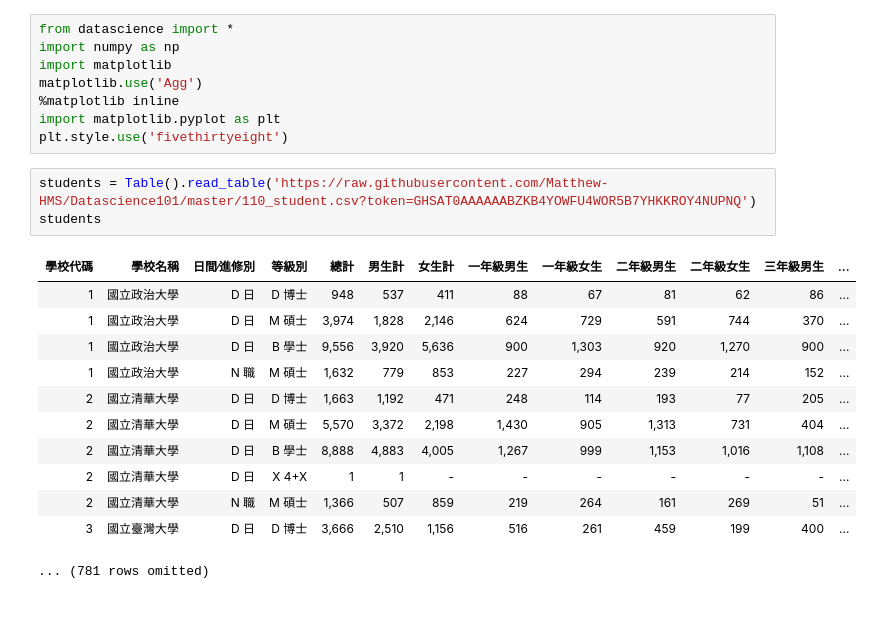
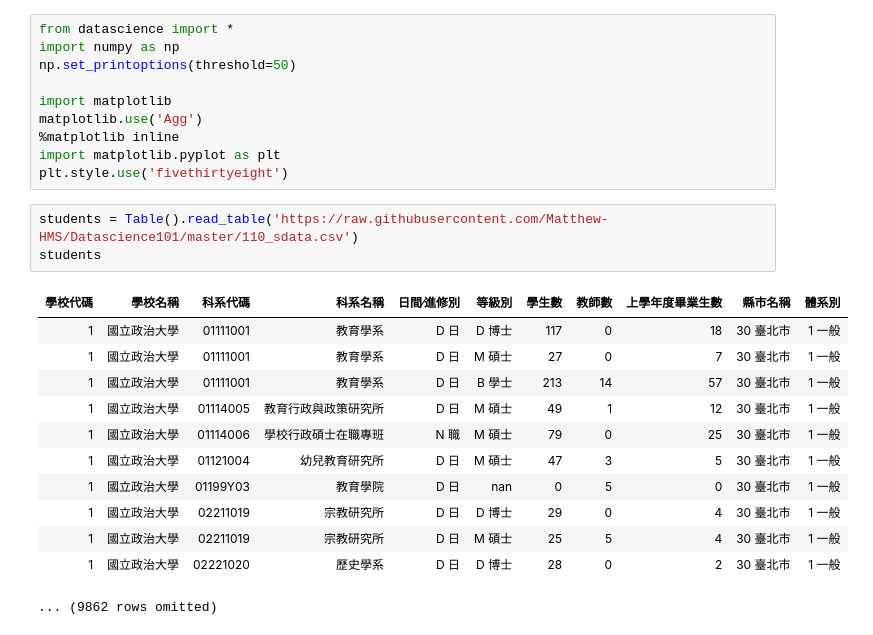
Before and after one commit to Matthew-HMS/Datascience101, a Jupyter notebook: Final_project.ipynb, the cells around one changed output. Cells and saved outputs as stored; diff of their text form.

```diff
--- a/Final_project.ipynb
+++ b/Final_project.ipynb
@@ -1,24 +1,26 @@
 # %%
 from datascience import *
 import numpy as np
+np.set_printoptions(threshold=50)
+
 import matplotlib
 matplotlib.use('Agg')
 %matplotlib inline
 import matplotlib.pyplot as plt
 plt.style.use('fivethirtyeight')
 # %%
-students = Table().read_table('https://raw.githubusercontent.com/Matthew-HMS/Datascience101/master/110_student.csv?token=GHSAT0AAAAAABZKB4YOWFU4WOR5B7YHKKROY4NUPNQ')
+students = Table().read_table('https://raw.githubusercontent.com/Matthew-HMS/Datascience101/master/110_sdata.csv')
 students
 # %% [output]
-| 學校代碼 | 學校名稱 | 日間∕進修別 | 等級別 | 總計 | 男生計 | 女生計 | 一年級男生 | 一年級女生 | 二年級男生 | 二年級女生 | 三年級男生 | ... |
-| 1 | 國立政治大學 | D 日 | D 博士 | 948 | 537 | 411 | 88 | 67 | 81 | 62 | 86 | ... |
-| 1 | 國立政治大學 | D 日 | M 碩士 | 3,974 | 1,828 | 2,146 | 624 | 729 | 591 | 744 | 370 | ... |
-| 1 | 國立政治大學 | D 日 | B 學士 | 9,556 | 3,920 | 5,636 | 900 | 1,303 | 920 | 1,270 | 900 | ... |
-| 1 | 國立政治大學 | N 職 | M 碩士 | 1,632 | 779 | 853 | 227 | 294 | 239 | 214 | 152 | ... |
-| 2 | 國立清華大學 | D 日 | D 博士 | 1,663 | 1,192 | 471 | 248 | 114 | 193 | 77 | 205 | ... |
-| 2 | 國立清華大學 | D 日 | M 碩士 | 5,570 | 3,372 | 2,198 | 1,430 | 905 | 1,313 | 731 | 404 | ... |
-| 2 | 國立清華大學 | D 日 | B 學士 | 8,888 | 4,883 | 4,005 | 1,267 | 999 | 1,153 | 1,016 | 1,108 | ... |
-| 2 | 國立清華大學 | D 日 | X 4+X | 1 | 1 | - | - | - | - | - | - | ... |
-| 2 | 國立清華大學 | N 職 | M 碩士 | 1,366 | 507 | 859 | 219 | 264 | 161 | 269 | 51 | ... |
-| 3 | 國立臺灣大學 | D 日 | D 博士 | 3,666 | 2,510 | 1,156 | 516 | 261 | 459 | 199 | 400 | ... |
+| 學校代碼 | 學校名稱 | 科系代碼 | 科系名稱 | 日間∕進修別 | 等級別 | 學生數 | 教師數 | 上學年度畢業生數 | 縣市名稱 | 體系別 |
+| 1 | 國立政治大學 | 01111001 | 教育學系 | D 日 | D 博士 | 117 | 0 | 18 | 30 臺北市 | 1 一般 |
+| 1 | 國立政治大學 | 01111001 | 教育學系 | D 日 | M 碩士 | 27 | 0 | 7 | 30 臺北市 | 1 一般 |
+| 1 | 國立政治大學 | 01111001 | 教育學系 | D 日 | B 學士 | 213 | 14 | 57 | 30 臺北市 | 1 一般 |
+| 1 | 國立政治大學 | 01114005 | 教育行政與政策研究所 | D 日 | M 碩士 | 49 | 1 | 12 | 30 臺北市 | 1 一般 |
+| 1 | 國立政治大學 | 01114006 | 學校行政碩士在職專班 | N 職 | M 碩士 | 79 | 0 | 25 | 30 臺北市 | 1 一般 |
+| 1 | 國立政治大學 | 01121004 | 幼兒教育研究所 | D 日 | M 碩士 | 47 | 3 | 5 | 30 臺北市 | 1 一般 |
+| 1 | 國立政治大學 | 01199Y03 | 教育學院 | D 日 | nan | 0 | 5 | 0 | 30 臺北市 | 1 一般 |
+| 1 | 國立政治大學 | 02211019 | 宗教研究所 | D 日 | D 博士 | 29 | 0 | 4 | 30 臺北市 | 1 一般 |
+| 1 | 國立政治大學 | 02211019 | 宗教研究所 | D 日 | M 碩士 | 25 | 5 | 4 | 30 臺北市 | 1 一般 |
+| 1 | 國立政治大學 | 02221020 | 歷史學系 | D 日 | D 博士 | 28 | 0 | 2 | 30 臺北市 | 1 一般 |
-... (781 rows omitted)
+... (9862 rows omitted)
```
Also changed, not shown: parts of 19 cells of this notebook.
